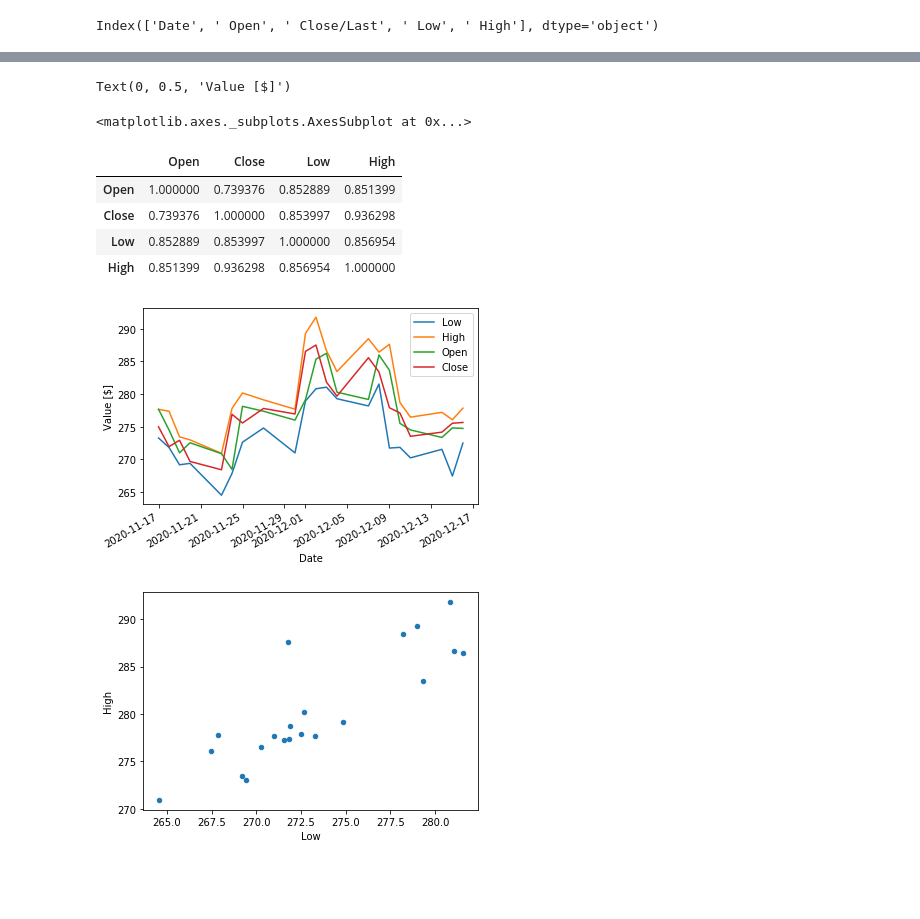
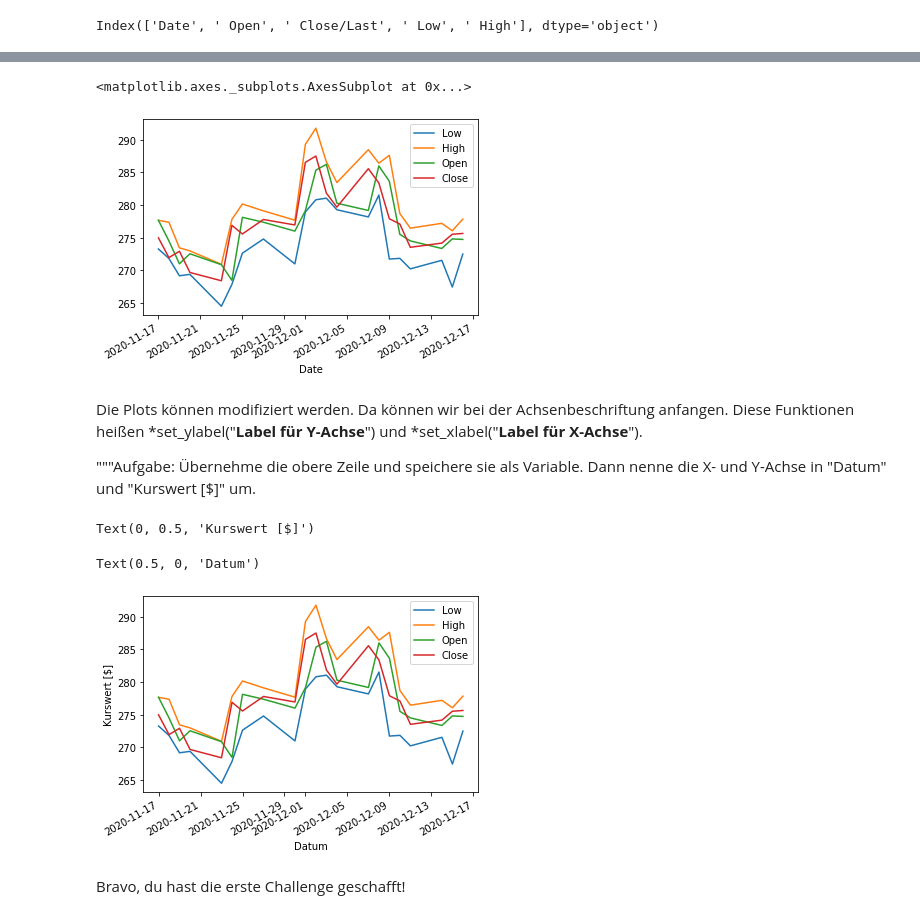
Before and after one commit to yhoang/rdm, a Jupyter notebook: stackFuel/Challenge01_Aktienkurse_visualisieren.ipynb, the cells around one changed output, grey strips where cells are left out. Drawn from its saved outputs; the diff is of its cells as text; code cells hidden in the pictures; blank space fills up the shorter version.

Commit message:
added text in markups. need to check for structure

```diff
--- a/stackFuel/Challenge01_Aktienkurse_visualisieren.ipynb
+++ b/stackFuel/Challenge01_Aktienkurse_visualisieren.ipynb
@@ -150,4 +190,5 @@ df2.head()
 # %%
 ## remove dollar signs $
-df2.iloc[:, 1:] = df2.iloc[:, 1:].replace("\$","", regex=True)
+# df2.iloc[:, 1:] = df2.iloc[:, 1:].replace("\$","", regex=True)
+df2 = df2.replace("\$","", regex=True)
 df2.head()
@@ -165,18 +255,25 @@ df2.describe()
+# %%
+df2.plot(x="Date", y=["Low", "High", "Open", "Close"])
+# df2.plot(x="Date", y=["Open", "Close"])
+# df2.plot(x="Date", y="Open")
+# %% [output]
+<matplotlib.axes._subplots.AxesSubplot at 0x...>
+[figure, added]
+# %% [markdown]
+Die Plots können modifiziert werden. Da können wir bei der Achsenbeschriftung anfangen. Diese Funktionen heißen *set_ylabel("**Label für Y-Achse**") und *set_xlabel("**Label für X-Achse**").
+
+"""Aufgabe: Übernehme die obere Zeile und speichere sie als Variable. Dann nenne die X- und Y-Achse in "Datum" und "Kurswert \[$\]" um.
 # %%
 ax = df2.plot(x="Date", y=["Low", "High", "Open", "Close"])
-ax.set_ylabel("Value [$]")
-# df2.plot(x="Date", y=["Low", "High", "Open", "Close"])
-# df.plot(x="Date", y=["Low", "High"])
-# df.plot(x="Date", y=["Open", "Close"])
-df2.plot.scatter(x="Low", y="High")
-df2.iloc[:, 1:].corr("pearson")
+ax.set_ylabel("Kurswert [$]")
+ax.set_xlabel("Datum")
+
+## this might be part of the following challenge
+# df2.plot.scatter(x="Low", y="High")
+# df2.iloc[:, 1:].corr("pearson")
 # %% [output]
-Text(0, 0.5, 'Value [$]')
+Text(0, 0.5, 'Kurswert [$]')
-<matplotlib.axes._subplots.AxesSubplot at 0x...>
+Text(0.5, 0, 'Datum')
-|  | Open | Close | Low | High |
-| Open | 1.000000 | 0.739376 | 0.852889 | 0.851399 |
-| Close | 0.739376 | 1.000000 | 0.853997 | 0.936298 |
-| Low | 0.852889 | 0.853997 | 1.000000 | 0.856954 |
-| High | 0.851399 | 0.936298 | 0.856954 | 1.000000 |
-[figure, old version]
+[figure, new version]
-[figure, removed]
+# %% [markdown]
+Bravo, du hast die erste Challenge geschafft!
```
Also changed, not shown: parts of 25 cells of this notebook.
